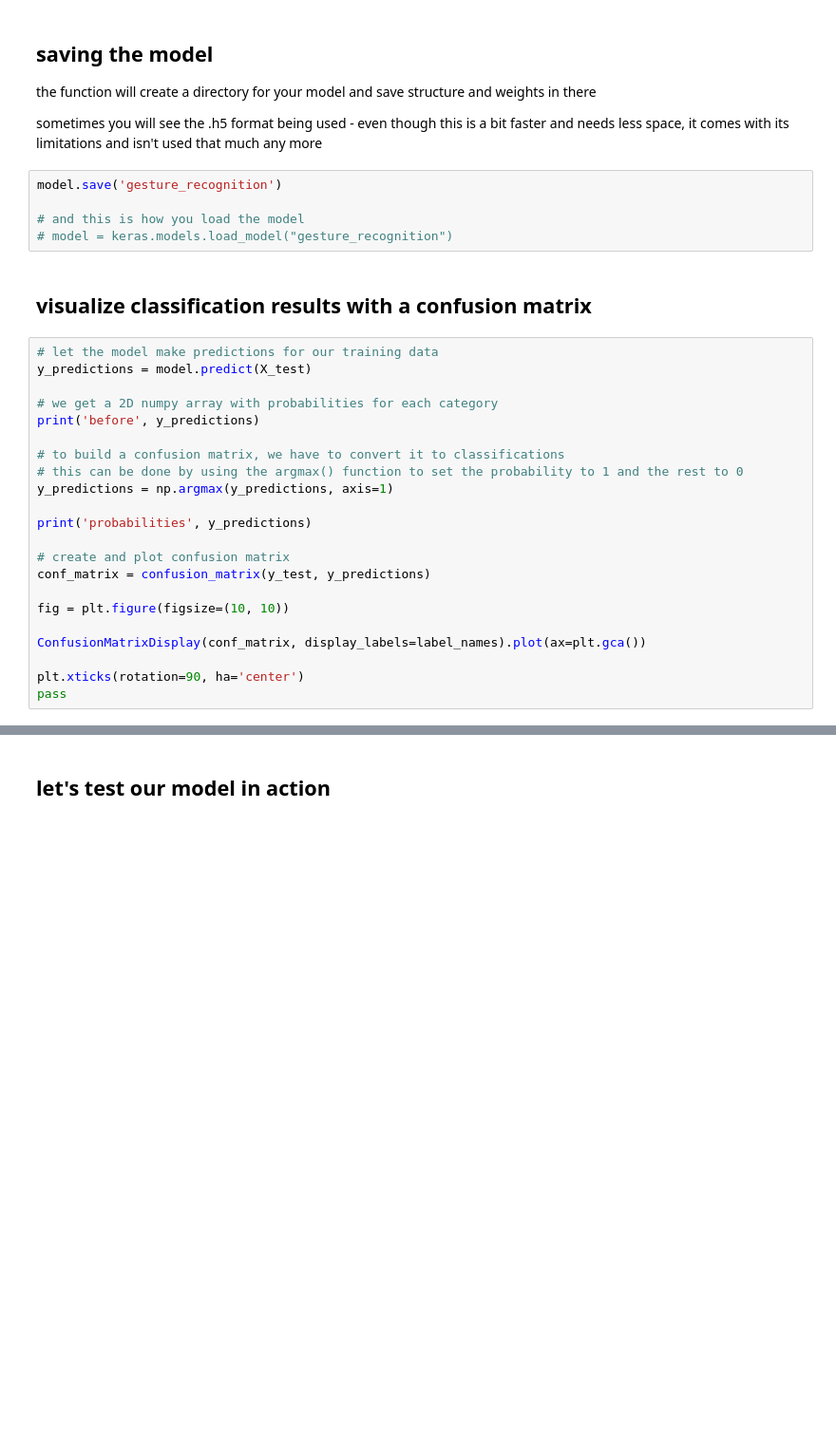
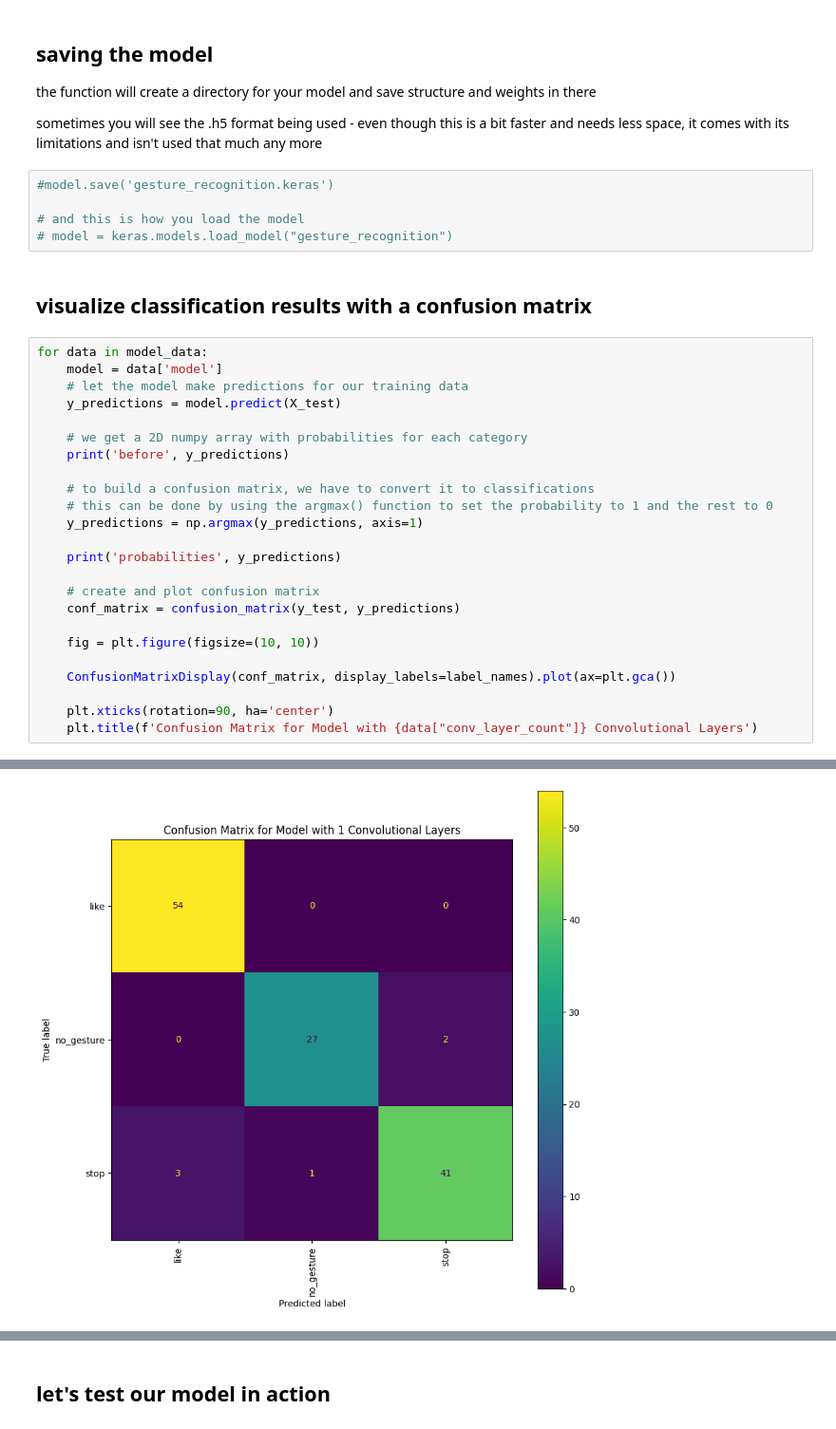
Before and after one commit to ITT-25/assignment-05-cnn-realdegrees-1, a Jupyter notebook: 01-hyperparameters/hyperparameters.ipynb, the cells around one changed output, grey strips where cells are left out. Shown: that part at 95% size. Cells and saved outputs as stored; diff of their text form; blank space fills up the shorter version.

```diff
--- a/01-hyperparameters/hyperparameters.ipynb
+++ b/01-hyperparameters/hyperparameters.ipynb
@@ -257,31 +350,34 @@ the function will create a directory for your model and save structure and weigh
 
 sometimes you will see the .h5 format being used - even though this is a bit faster and needs less space, it comes with its limitations and isn't used that much any more
 # %%
-model.save('gesture_recognition')
+#model.save('gesture_recognition.keras')
 
 # and this is how you load the model
 # model = keras.models.load_model("gesture_recognition")
 # %% [markdown]
 ## visualize classification results with a confusion matrix
 # %%
-# let the model make predictions for our training data
-y_predictions = model.predict(X_test)
+for data in model_data:
+    model = data['model']
+    # let the model make predictions for our training data
+    y_predictions = model.predict(X_test)
 
-# we get a 2D numpy array with probabilities for each category
-print('before', y_predictions)
+    # we get a 2D numpy array with probabilities for each category
+    print('before', y_predictions)
 
-# to build a confusion matrix, we have to convert it to classifications
-# this can be done by using the argmax() function to set the probability to 1 and the rest to 0
-y_predictions = np.argmax(y_predictions, axis=1)
+    # to build a confusion matrix, we have to convert it to classifications
+    # this can be done by using the argmax() function to set the probability to 1 and the rest to 0
+    y_predictions = np.argmax(y_predictions, axis=1)
 
-print('probabilities', y_predictions)
+    print('probabilities', y_predictions)
 
-# create and plot confusion matrix
-conf_matrix = confusion_matrix(y_test, y_predictions)
+    # create and plot confusion matrix
+    conf_matrix = confusion_matrix(y_test, y_predictions)
 
-fig = plt.figure(figsize=(10, 10))
+    fig = plt.figure(figsize=(10, 10))
 
-ConfusionMatrixDisplay(conf_matrix, display_labels=label_names).plot(ax=plt.gca())
+    ConfusionMatrixDisplay(conf_matrix, display_labels=label_names).plot(ax=plt.gca())
 
-plt.xticks(rotation=90, ha='center')
-pass
+    plt.xticks(rotation=90, ha='center')
+    plt.title(f'Confusion Matrix for Model with {data["conv_layer_count"]} Convolutional Layers')
+# %% [output]
@@ -287,0 +401 @@ pass
+[figure, added]
```
Also changed, not shown: parts of 15 cells of this notebook.
